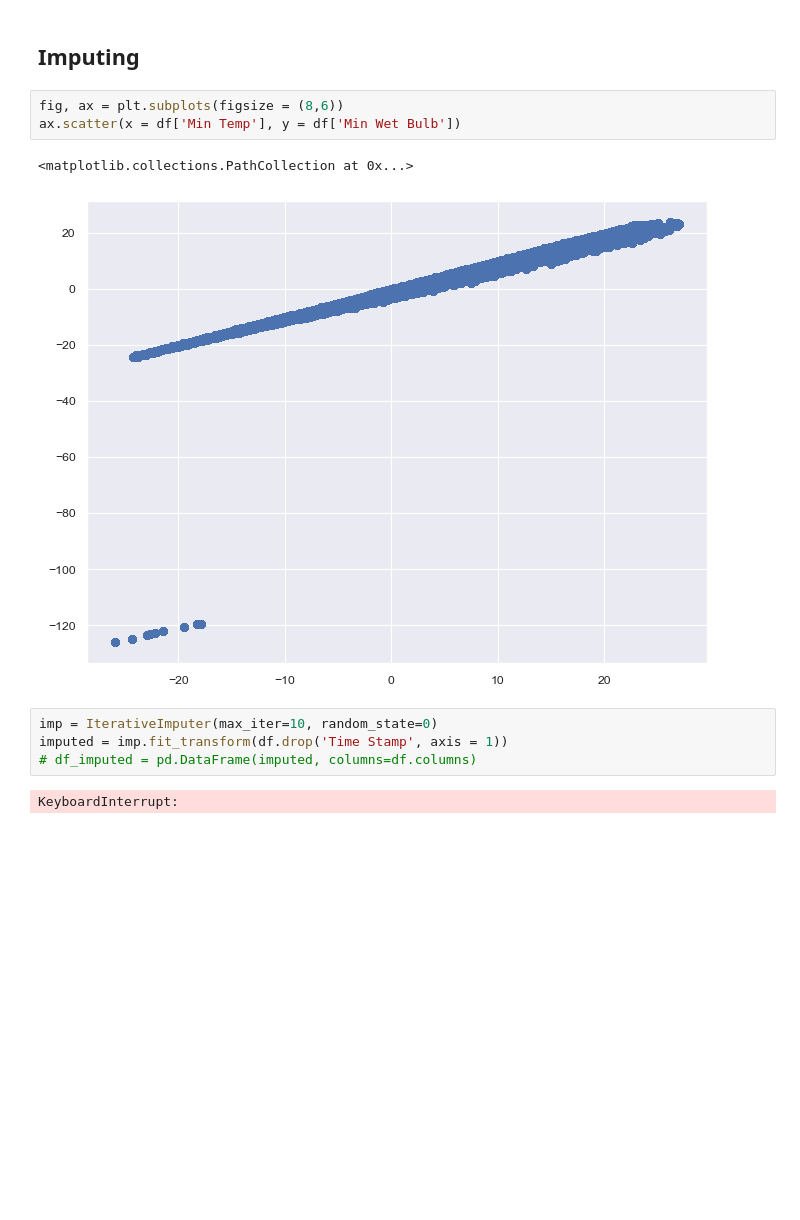
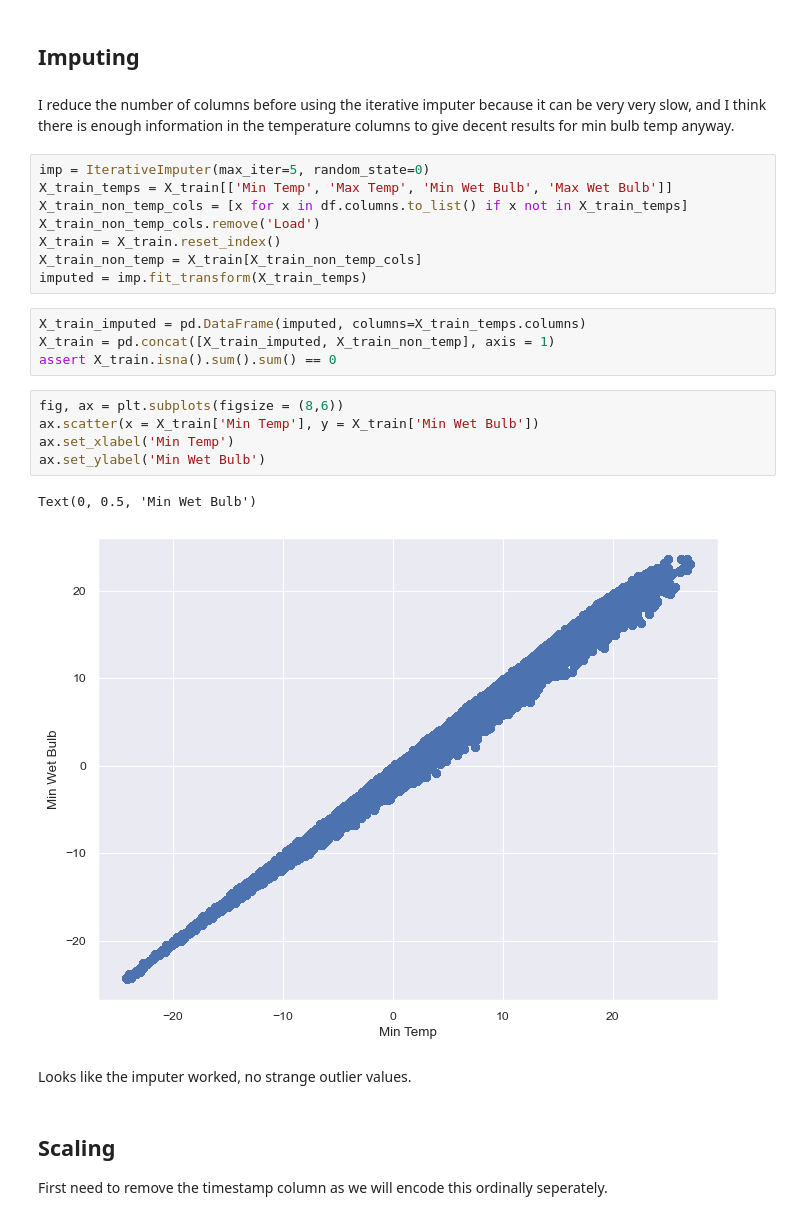
Before and after one commit to jmoro0408/Energy-Forecasting, a Jupyter notebook: scripts/modelling_preprocessing.ipynb, the cells around one changed output. Cells and saved outputs as stored; diff of their text form; blank space fills up the shorter version.

Commit message:
completed first draft transformations

```diff
--- a/scripts/modelling_preprocessing.ipynb
+++ b/scripts/modelling_preprocessing.ipynb
@@ -227,15 +230,31 @@ Plan:
 df = df.reset_index()
 # %% [markdown]
 ## Imputing
+# %% [markdown]
+I reduce the number of columns before using the iterative imputer because it can be very very slow, and I think there is enough information in the temperature columns to give decent results for min bulb temp anyway.
+# %%
+imp = IterativeImputer(max_iter=5, random_state=0)
+X_train_temps = X_train[['Min Temp', 'Max Temp', 'Min Wet Bulb', 'Max Wet Bulb']]
+X_train_non_temp_cols = [x for x in df.columns.to_list() if x not in X_train_temps]
+X_train_non_temp_cols.remove('Load')
+X_train = X_train.reset_index()
+X_train_non_temp = X_train[X_train_non_temp_cols]
+imputed = imp.fit_transform(X_train_temps)
+# %%
+X_train_imputed = pd.DataFrame(imputed, columns=X_train_temps.columns)
+X_train = pd.concat([X_train_imputed, X_train_non_temp], axis = 1)
+assert X_train.isna().sum().sum() == 0
 # %%
 fig, ax = plt.subplots(figsize = (8,6))
-ax.scatter(x = df['Min Temp'], y = df['Min Wet Bulb'])
+ax.scatter(x = X_train['Min Temp'], y = X_train['Min Wet Bulb'])
+ax.set_xlabel('Min Temp')
+ax.set_ylabel('Min Wet Bulb')
 # %% [output]
-<matplotlib.collections.PathCollection at 0x...>
+Text(0, 0.5, 'Min Wet Bulb')
-[figure, old version]
+[figure, new version]
-# %%
-imp = IterativeImputer(max_iter=10, random_state=0)
-imputed = imp.fit_transform(df.drop('Time Stamp', axis = 1))
-# df_imputed = pd.DataFrame(imputed, columns=df.columns)
-# %% [output]
-KeyboardInterrupt:
+# %% [markdown]
+Looks like the imputer worked, no strange outlier values.
+# %% [markdown]
+## Scaling
+
+First need to remove the timestamp column as we will encode this ordinally seperately.
```
Also changed, not shown: parts of 14 cells of this notebook.
